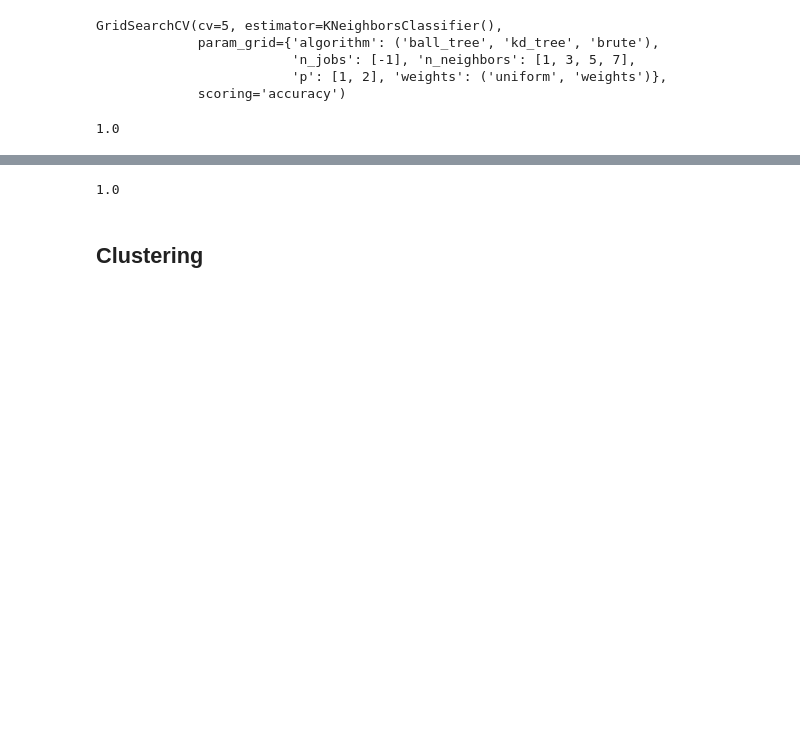
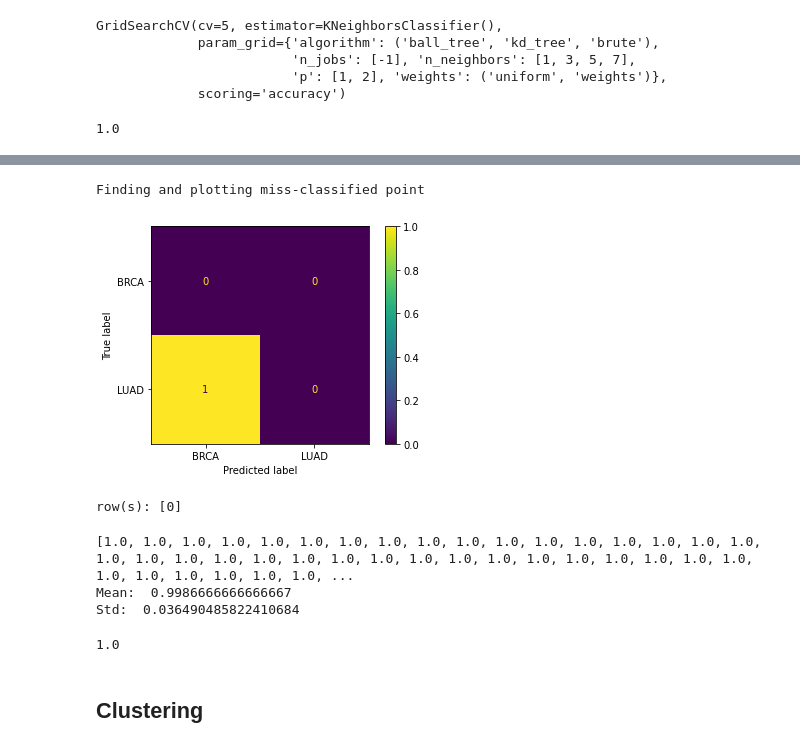
Before and after one commit to alina-dima/PR-for-AI, a Jupyter notebook: Assignment 2/Genes/genes.ipynb, the cells around one changed output, grey strips where cells are left out. Saved outputs shown, nothing was run; the diff lists cells and outputs as text; code cells hidden in the pictures; blank space fills up the shorter version.

```diff
--- a/Assignment 2/Genes/genes.ipynb
+++ b/Assignment 2/Genes/genes.ipynb
@@ -484,3 +483,16 @@ Std:  0.0032703467860923613
+# %%
+# Leave-one-out cross validation
+n_folds2 = X_all.shape[0]
+
+model = KNeighborsClassifier(**gs_knn.best_params_)
+final_cross_val(X_all, y_all, model, n_folds2, show=False)
+# %% [output]
+Finding and plotting miss-classified point
+[figure, added]
+row(s): [0]
+[1.0, 1.0, 1.0, 1.0, 1.0, 1.0, 1.0, 1.0, 1.0, 1.0, 1.0, 1.0, 1.0, 1.0, 1.0, 1.0, 1.0, 1.0, 1.0, 1.0, 1.0, 1.0, 1.0, 1.0, 1.0, 1.0, 1.0, 1.0, 1.0, 1.0, 1.0, 1.0, 1.0, 1.0, 1.0, 1.0, 1.0, 1.0, 1.0, 1.0, ...
+Mean:  0.9986666666666667
+Std:  0.036490485822410684
 # %%
 model = KNeighborsClassifier(**gs_knn.best_params_)
 model.fit(X_train_bal, y_train_bal)
```
Also changed, not shown: parts of 13 cells of this notebook, 18 other files.
